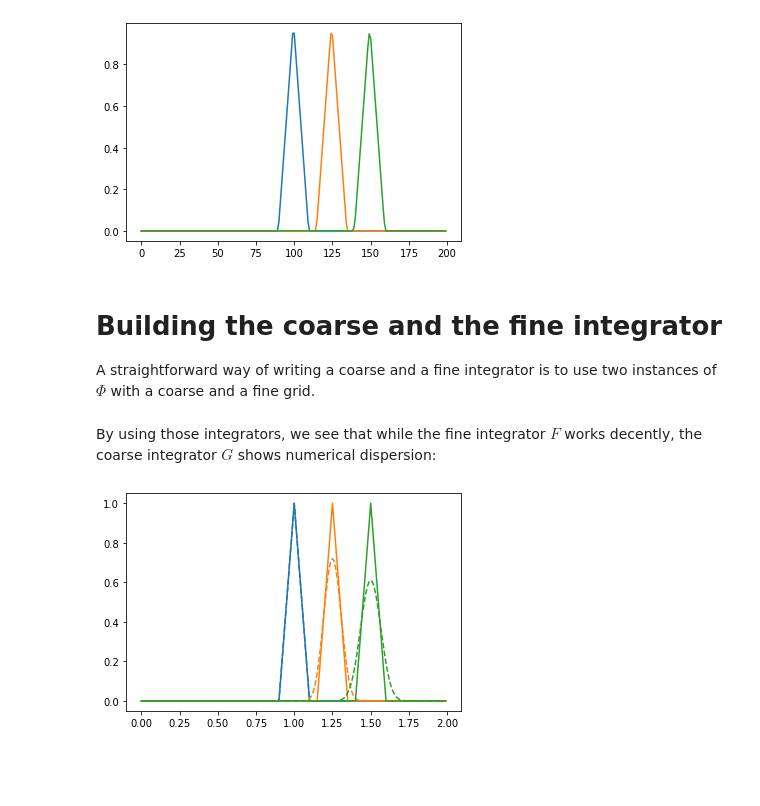
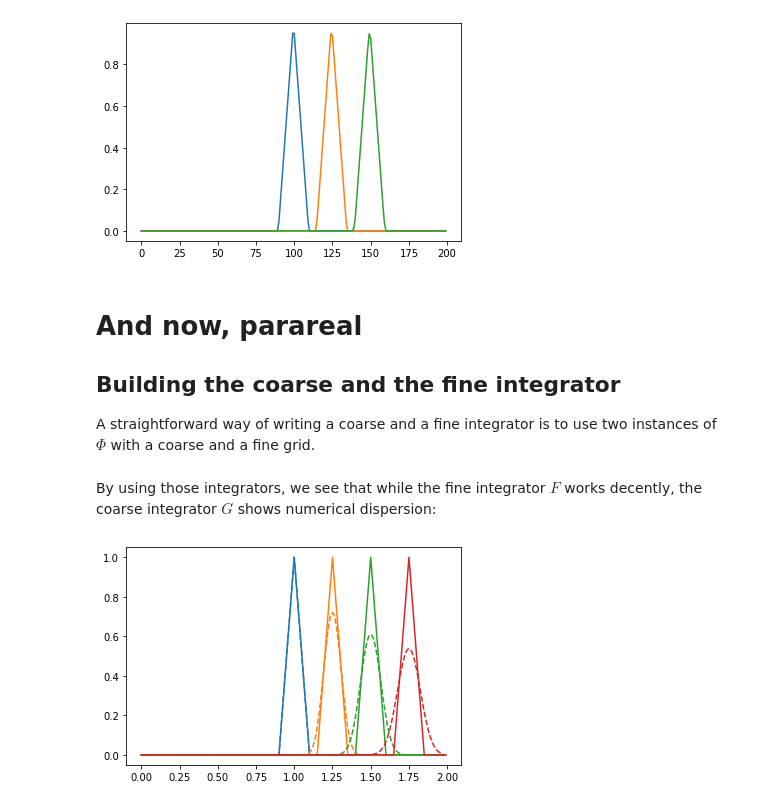
Before and after one commit to ParallelWindfarms/project-documentation, a Jupyter notebook: notebooks/parareal-PDE.ipynb, the cells around one changed output. Cells and saved outputs as stored; diff of their text form; code cells hidden in the pictures; blank space fills up the shorter version.

```diff
--- a/notebooks/parareal-PDE.ipynb
+++ b/notebooks/parareal-PDE.ipynb
@@ -221,18 +221,19 @@ $$
 $$
 # %%
-def phi(u0, t, grid, phys):
+def phi(u0, t, grid, phys, t0 = 0):
     """ Update in time """
 
     # Extract relevant parameters from grid
     dt = read_grid(grid, 'dt')
     s = sigma(grid, phys)
 
-    # Find nearest n
-    n = int(np.floor(t/dt))
+    # Find indices of relevant times
+    j = int(np.floor(t0/ dt))
+    n = int(np.floor(t / dt))
 
     # Apply the discrete integrator n times
     u_aux = u0
-    for i in range(0, n):
+    for i in range(j, n):
         u_aux = N(u_aux, s)
 
     return u_aux
@@ -243,7 +244,9 @@ plt.plot(phi(u[:, 0], 0.50, grid, phys));
 # %% [output]
 [figure]
 # %% [markdown]
-# Building the coarse and the fine integrator
+# And now, parareal
+
+## Building the coarse and the fine integrator
 
 A straightforward way of writing a coarse and a fine integrator is to use two instances of $\Phi$ with a coarse and a fine grid.
 # %%
@@ -259,27 +262,29 @@ ts_g = np.arange(ts_f[0], ts_f[-1], 0.005)
 grid_g = {'xs' : xs_g,
           'ts' : ts_g}
 
-def F(u0, t):
+def F(u0, t, t0 = 0):
     """ Fine integrator """
-    return phi(u0, t, grid_f, phys)
+    return phi(u0, t, grid_f, phys, t0)
 
-def G(u0, t):
+def G(u0, t, t0 = 0):
     """ Coarse integrator (with numerical dispersion) """
-    return phi(u0, t, grid_g, phys)
+    return phi(u0, t, grid_g, phys, t0)
 # %% [markdown]
 By using those integrators, we see that while the fine integrator $F$ works decently, the coarse integrator $G$ shows numerical dispersion:
 # %%
 # Initialize
 u0_f = ic(xs_f)
 u0_g = ic(xs_g)
 
 plt.plot(xs_f, u0_f, 'C0')
 plt.plot(xs_g, u0_g, 'C0', linestyle='--')
 plt.plot(xs_f, F(u0_f, 0.25), 'C1', );
 plt.plot(xs_g, G(u0_g, 0.25), 'C1', linestyle='--');
-plt.plot(xs_f, F(u0_f, 0.5), 'C2');
-plt.plot(xs_g, G(u0_g, 0.5), 'C2', linestyle='--');
+plt.plot(xs_f, F(u0_f, 0.50), 'C2');
+plt.plot(xs_g, G(u0_g, 0.50), 'C2', linestyle='--');
+plt.plot(xs_f, F(u0_f, 0.75), 'C3');
+plt.plot(xs_g, G(u0_g, 0.75), 'C3', linestyle='--');
 # %% [output]
-[figure, old version]
+[figure, new version]
 # %%
 # Work in progress...
```
Also changed, not shown: parts of 1 cell of this notebook.
